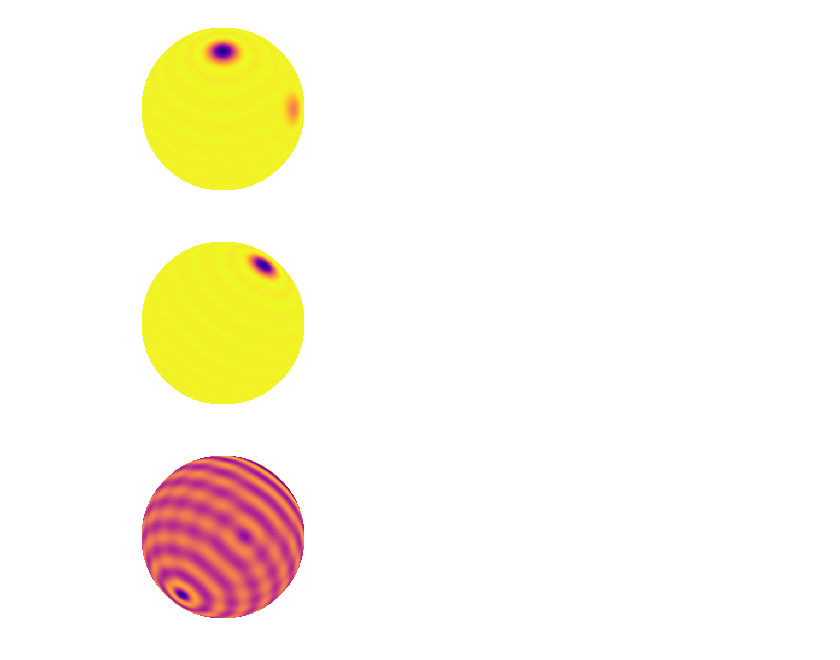
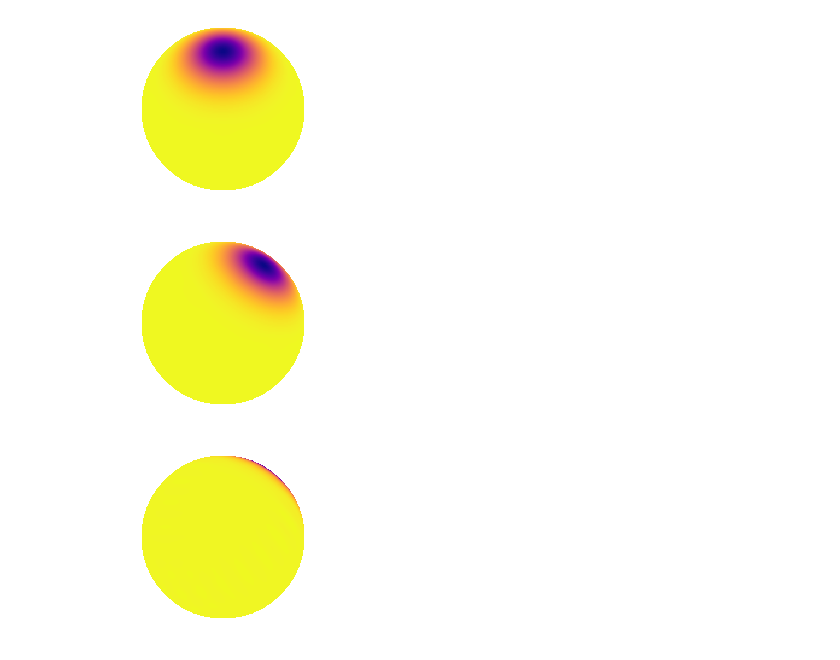
Before and after one commit to eleiner/shared, a Jupyter notebook: starry_code.ipynb, the cells around one changed output. Drawn from its saved outputs; the diff is of its cells as text; code cells hidden in the pictures.

```diff
--- a/starry_code.ipynb
+++ b/starry_code.ipynb
@@ -9,38 +10,38 @@ from tqdm import tqdm
 lmax=20
 star= starry.Map(lmax)
 
 
 #change values to change starspot
 #spot size
-sigma= .1
+sigma= .3
 #spot darkness, - is dark spot, + is light spot
 amp= -1.0
 #latitute and longitude of spot
 lat= 45
 lon= 0
 #rotation period for spot in days
-P= 10.0
+P= 9.1665
 
 
 star.add_gaussian(sigma=sigma, amp=amp, lat=lat, lon=lon)
 
 
 #can add more spots to the star like this
-star.add_gaussian(sigma= .1, amp= -.3, lat= 0, lon= 60)
+#star.add_gaussian(sigma= .1, amp= -.3, lat= 0, lon= 60)
 
 
 #show star from different angles
 star.rotate(0)
 star.show()
 
 star.rotate(45)
 star.show()
 
 star.rotate(90)
 star.show()
 # %% [output]
-[figure, old version]
+[figure, new version]
-[figure, old version]
+[figure, new version]
-[figure, old version]
+[figure, new version]
 # %%
 #compute lightcurve with 1000 points over 100 days
```
Also changed, not shown: parts of 4 cells of this notebook.
